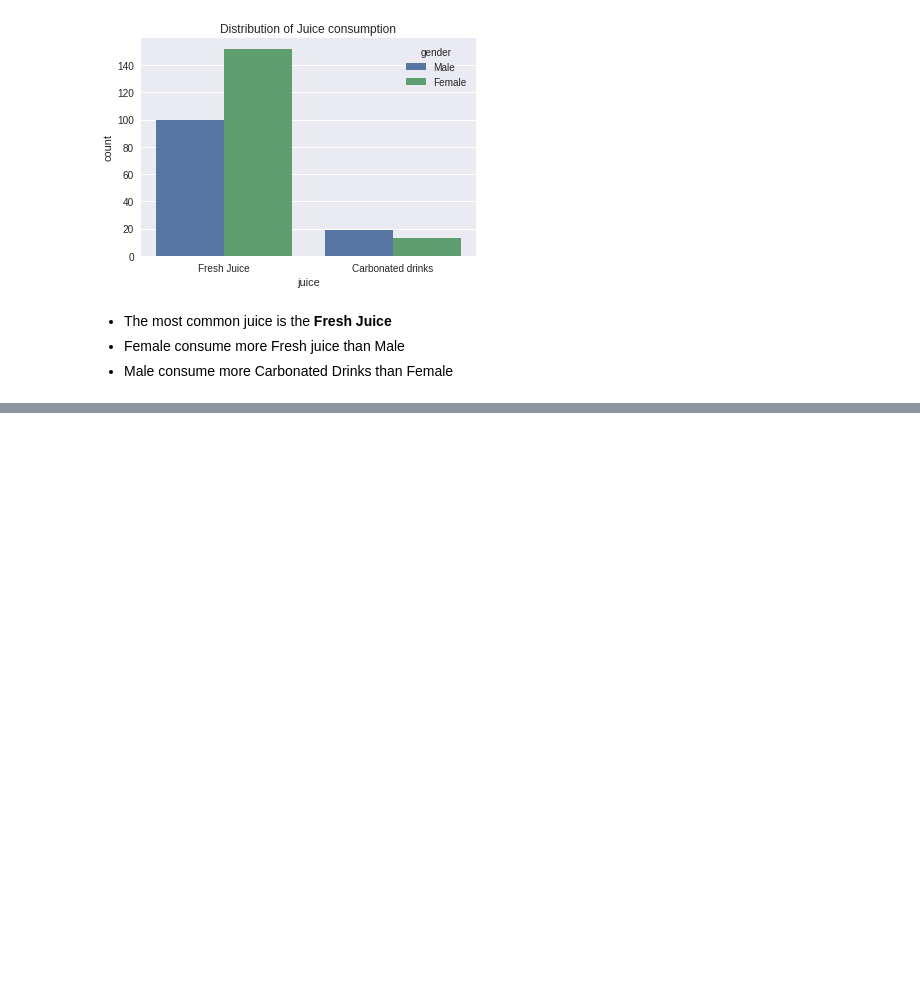
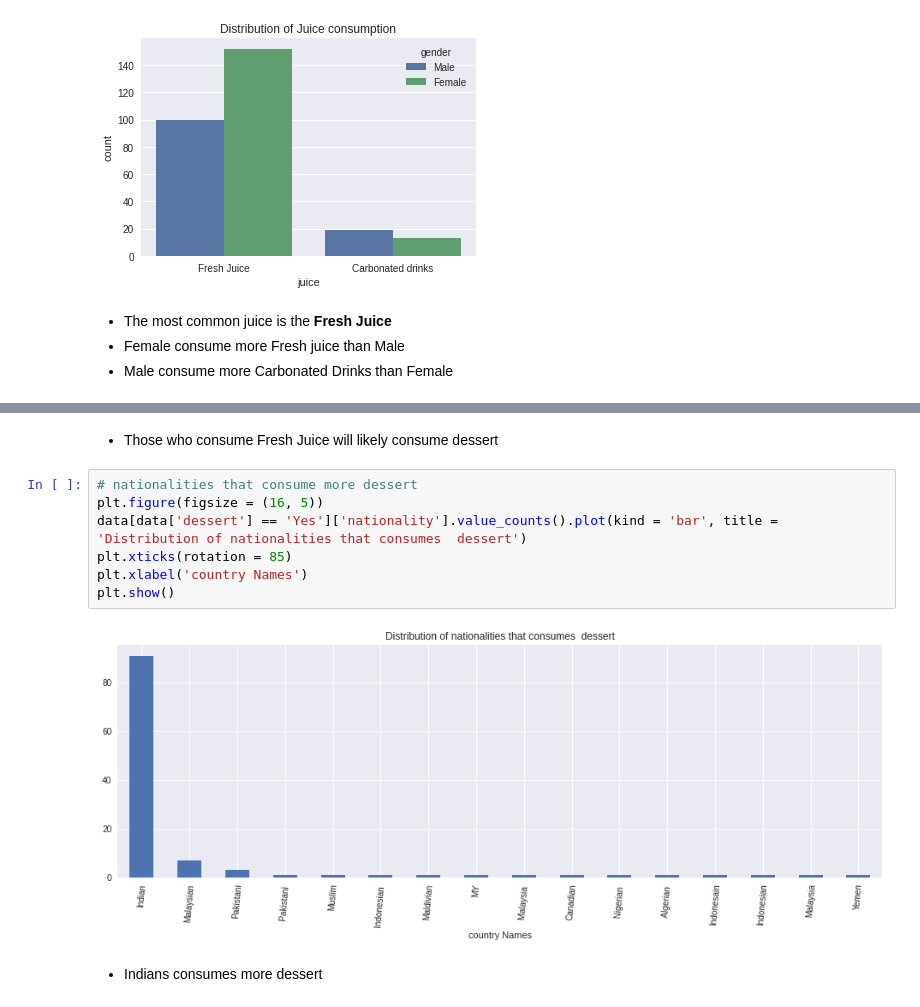
Before and after one commit to drizedunn/Food-Preference, a Jupyter notebook: food_preference.ipynb, the cells around one changed output, grey strips where cells are left out. Saved outputs shown, nothing was run; the diff lists cells and outputs as text; blank space fills up the shorter version.

```diff
--- a/food_preference.ipynb
+++ b/food_preference.ipynb
@@ -153,0 +144,13 @@ plt.show()
+# %% [markdown]
+- Those who consume Fresh Juice will likely consume dessert
+# %%
+# nationalities that consume more dessert
+plt.figure(figsize = (16, 5))
+data[data['dessert'] == 'Yes']['nationality'].value_counts().plot(kind = 'bar', title = 'Distribution of nationalities that consumes  dessert')
+plt.xticks(rotation = 85)
+plt.xlabel('country Names')
+plt.show()
+# %% [output]
+[figure, added]
+# %% [markdown]
+- Indians consumes more dessert
```
Also changed, not shown: parts of 6 cells of this notebook.
